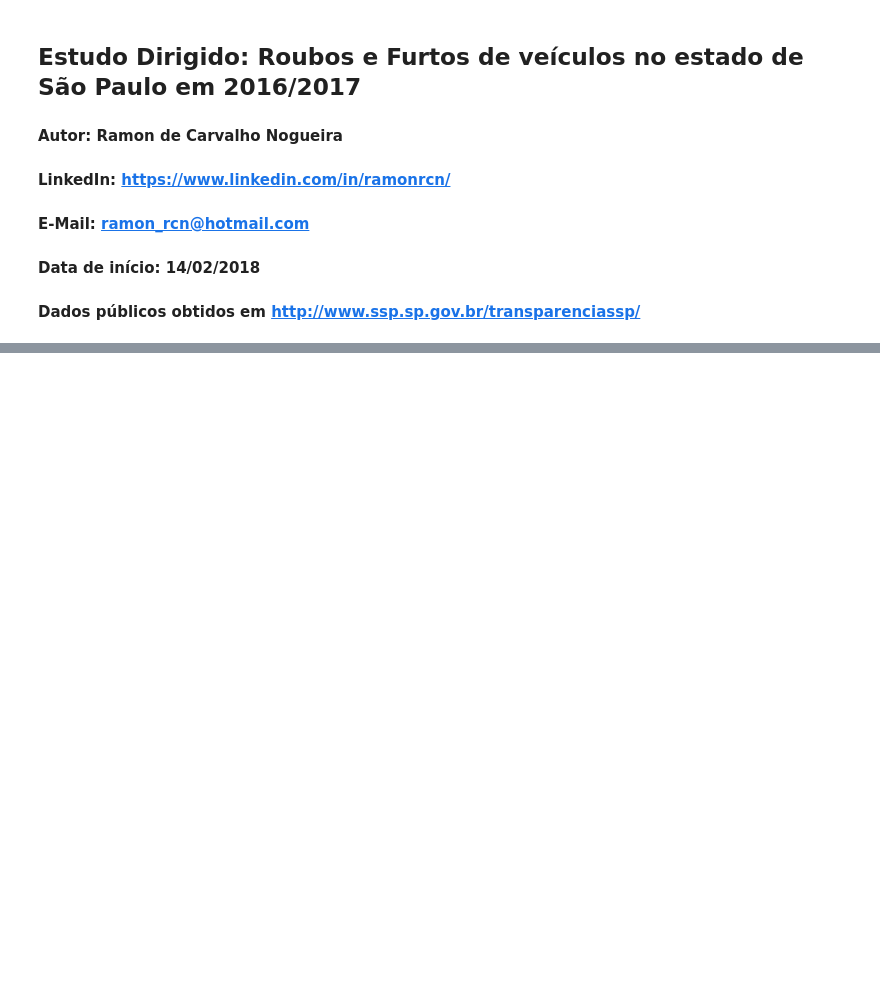
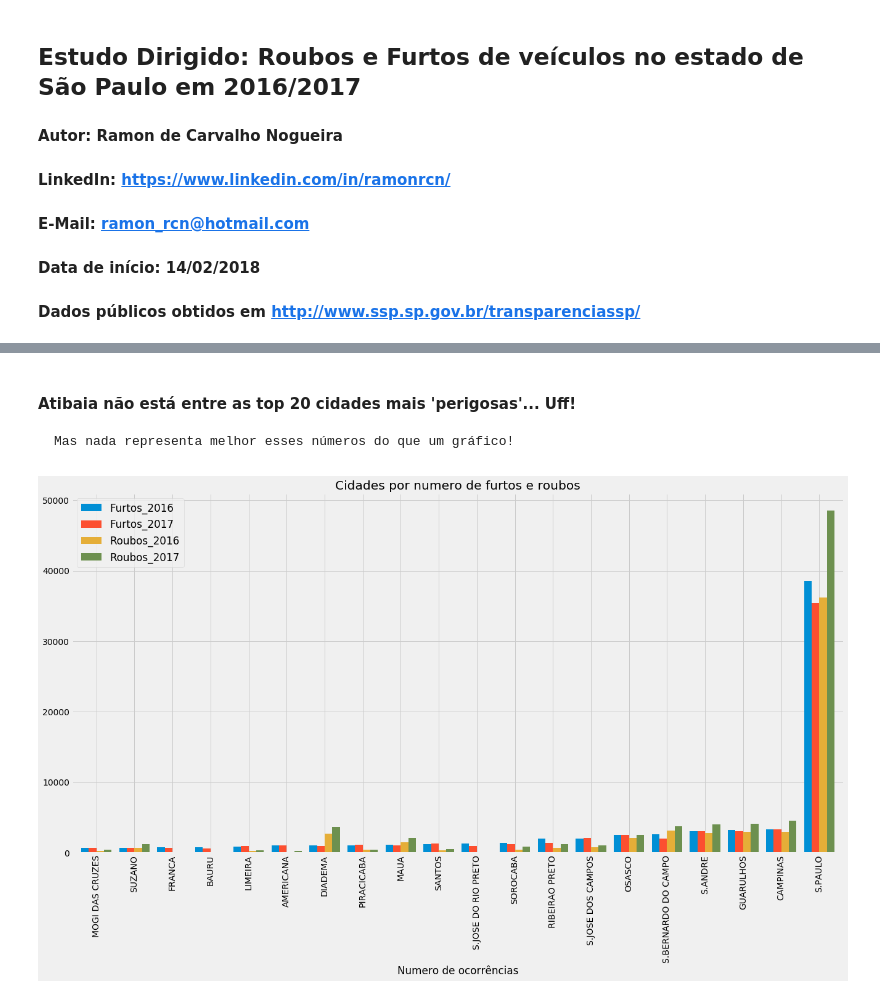
Before and after one commit to ramonrcn/Roubos-e-Furtos-2016-17, a Jupyter notebook: Graficos.ipynb, the cells around one changed output, grey strips where cells are left out. Drawn from its saved outputs; the diff is of its cells as text; code cells hidden in the pictures; blank space fills up the shorter version.

Commit message:
Atualização do projeto
Novos gráficos adicionados, arquivo Graficos.ipynb com comentários em PT-BR.
Atualização do arquivo To Do List.txt

```diff
--- a/Graficos.ipynb
+++ b/Graficos.ipynb
@@ -132,0 +69,19 @@ print('shape de furtos:', furtos2016.shape)
+# %%
+# Montagem do dataframe com as informações de roubos e furtos de 2016 e 2017
+
+furtos16 = furtos2016.CIDADE.value_counts(ascending = True).to_frame()
+roubos16 = roubos2016.CIDADE.value_counts(ascending = True).to_frame()
+
+furtos17 = furtos2017.CIDADE.value_counts(ascending = True).to_frame()
+roubos17 = roubos2017.CIDADE.value_counts(ascending = True).to_frame()
+
+FxR = furtos16
+FxR['Furtos_2017'] = furtos17
+FxR['Roubos_2016'] = roubos16
+FxR['Roubos_2017'] = roubos17
+FxR.rename_axis({'CIDADE':'Furtos_2016'}, axis = 'columns', inplace = True)
+# %%
+# Preenchendo os valores NaN com 0
+FxR.fillna(0, inplace = True)
+
+FxR.tail(20) # Mostrando a tabela com as 'top 20 cidades'
@@ -132,0 +106,24 @@ print('shape de furtos:', furtos2016.shape)
+# %% [markdown]
+#### Atibaia não está entre as top 20 cidades mais 'perigosas'... Uff!
+    Mas nada representa melhor esses números do que um gráfico!
+# %%
+# Plotagem do gráfico 'top 20'
+
+#====== Estilos da plotagem do gráfico, sinta-se a vontade para escolher ou adicionar o seu favorito!
+#mtp.style.use('bmh')
+mtp.style.use('fivethirtyeight')
+#mtp.style.use('seaborn')
+#mtp.style.use('ggplot')
+#mtp.style.use('default')
+#=======
+
+# Pegando os valores da tabela e setando parâmetros para plotagem do gráfico
+FxR.tail(20).plot(kind = 'bar', figsize = (20,10), width = 0.8, fontsize='medium')
+
+plt.grid(True, which='major') # Grid de fundo
+plt.title('Cidades por numero de furtos e roubos') # Título do gráfico
+plt.xlabel('Numero de ocorrências') # Legenda eixo X
+plt.legend(loc = 'upper left', fontsize = 'large') # Legenda de cores do gráfico e localização da mesma
+plt.savefig('C:\\Python\Data Science Projects\Roubos e Furtos Veículos\\5 - Insights\Cidades_Furtos') # Salvando o gráfico em arquivo
+# %% [output]
+[figure, added]
```
Also changed, not shown: parts of 39 cells of this notebook, 8 other files.
